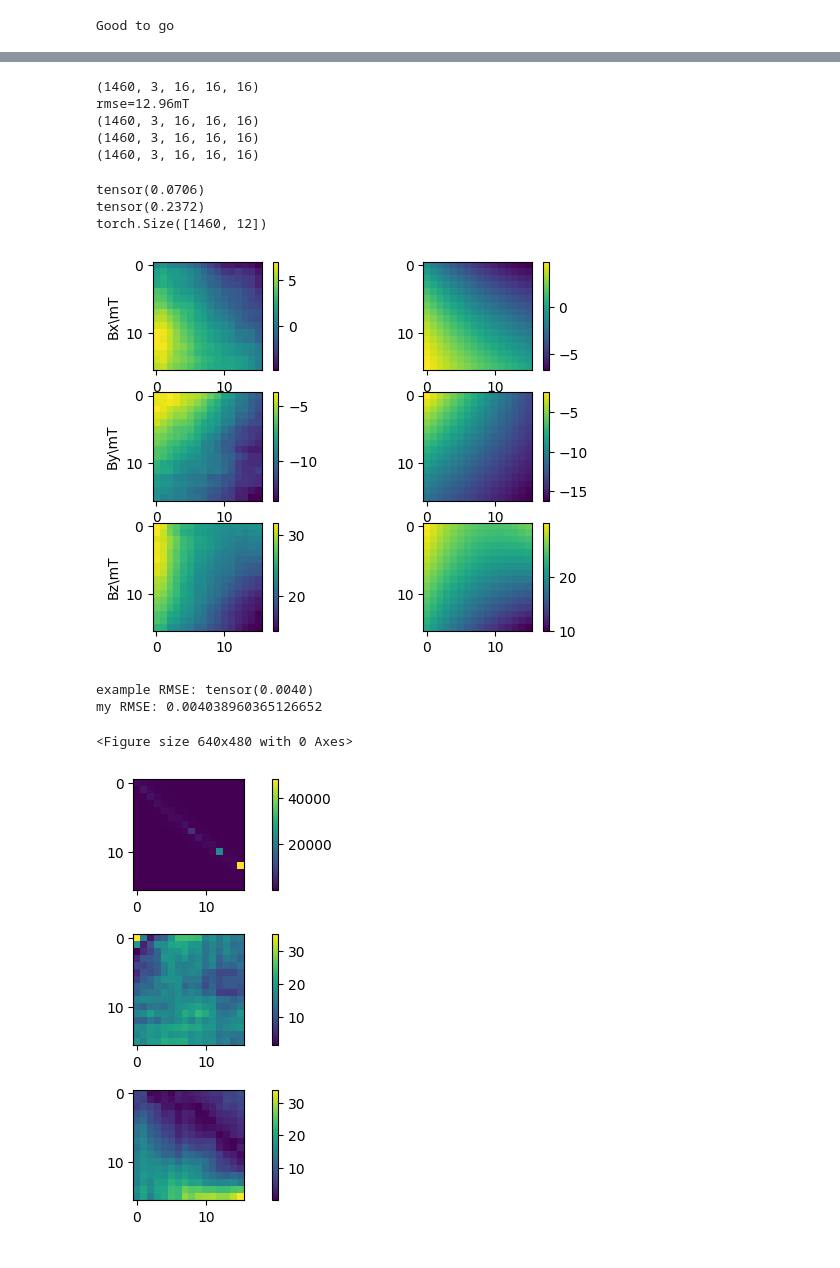
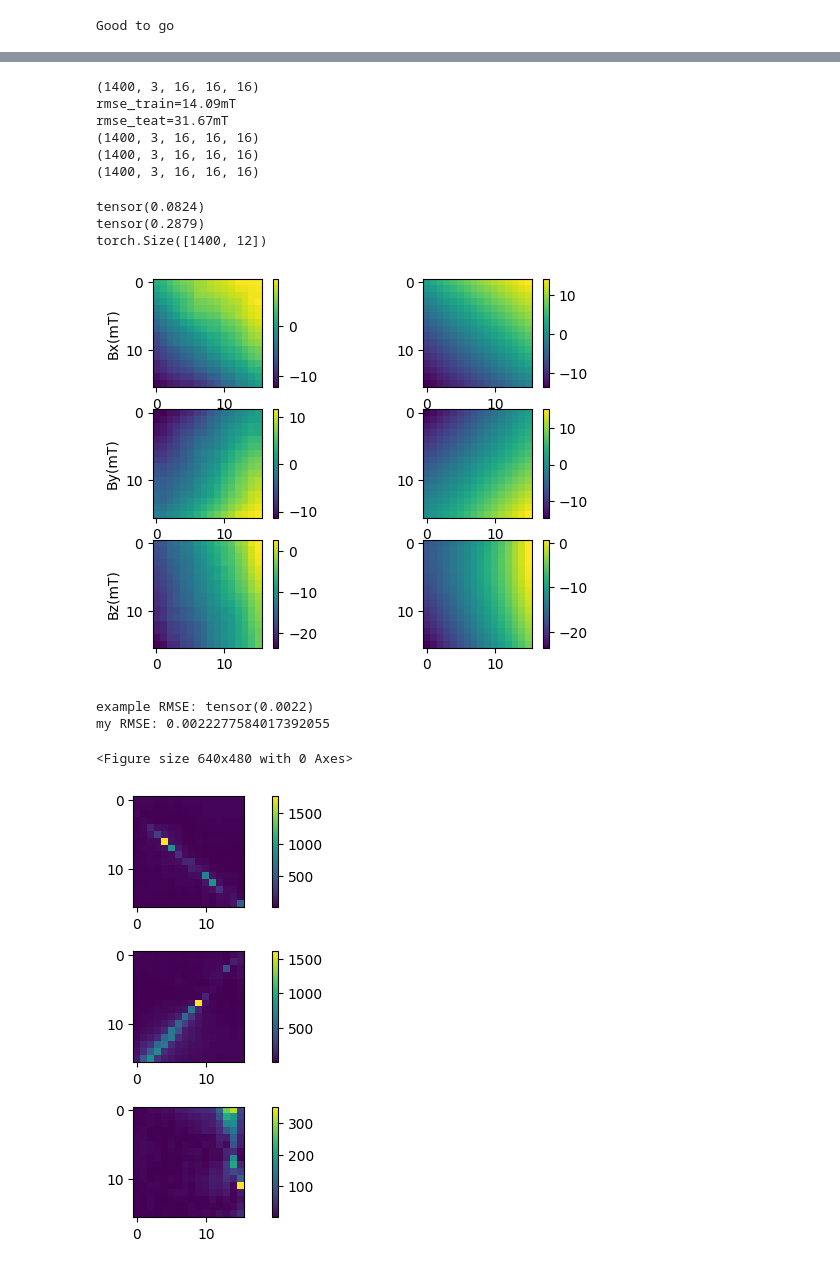
Before and after one commit to Junang-Wang/Qubot_Elastica, a Jupyter notebook: Modeling eMNS/CNN_satatics.ipynb, the cells around one changed output, grey strips where cells are left out. Saved outputs shown, nothing was run; the diff lists cells and outputs as text; code cells hidden in the pictures.

```diff
--- a/Modeling eMNS/CNN_satatics.ipynb
+++ b/Modeling eMNS/CNN_satatics.ipynb
@@ -55,5 +55,6 @@ Generative_net(
 #load current and real magnetic field data
 from ReadData import ReadCurrentAndField_CNN
 foldername="./Data/"
+filenum=1400
 filepattern = "MagneticField[0-9]*.txt"
-current,data = ReadCurrentAndField_CNN (foldername,filepattern)
+current,data = ReadCurrentAndField_CNN (foldername,filepattern,filenum)
@@ -61,16 +80,10 @@ current,data = ReadCurrentAndField_CNN (foldername,filepattern)
 position = data[:,0:3,2:18,2:18,2:18]
 Bfield = data[:,3:,2:18,2:18,2:18]
 #data normalization
-#find min and max value of input position and Bfield
-max_current, max_current_index = torch.max(current, dim=0, keepdim=True)
-# print(max_current)
-min_current, min_current_index = torch.min(current, dim=0, keepdim=True)
-# print(min_current)
-
-max_Bfield, max_Bfield_index = torch.max(Bfield.transpose(0,1).reshape(3,-1), dim=1, keepdim=True)
-print(max_Bfield)
-min_Bfield, min_Bfield_index = torch.min(Bfield.transpose(0,1).reshape(3,-1), dim=1, keepdim=True)
-print(min_Bfield)
+min_current=torch.load("./normalize_data/cnn_min_current.pt")
+max_current=torch.load("./normalize_data/cnn_max_current.pt")
+min_Bfield=torch.load("./normalize_data/cnn_min_Bfield.pt")
+max_Bfield=torch.load("./normalize_data/cnn_max_Bfield.pt")
 
 dimB = Bfield.shape
 dimc = current.shape
@@ -129,18 +142,20 @@ current_norm=current_norm.detach().numpy()
 Bfield=Bfield.cpu().detach().numpy()
 # %%
 print(B_est_norm.shape)
-print(f'rmse={rmse*1000:.2f}mT')
+print(f'rmse_train={rmse_train*1000:.2f}mT')
+print(f'rmse_teat={rmse_test*1000:.2f}mT')
 Bdiff_norm=np.absolute(B_est_norm-Bfield_norm)
 print(Bdiff_norm.shape)
 Error_CNN = Bdiff_norm/np.absolute(Bfield_norm+1e-5)*100
 print(B_est.shape)
 print(Bfield.shape)
 # %% [output]
-(1460, 3, 16, 16, 16)
-rmse=12.96mT
-(1460, 3, 16, 16, 16)
-(1460, 3, 16, 16, 16)
-(1460, 3, 16, 16, 16)
+(1400, 3, 16, 16, 16)
+rmse_train=14.09mT
+rmse_teat=31.67mT
+(1400, 3, 16, 16, 16)
+(1400, 3, 16, 16, 16)
+(1400, 3, 16, 16, 16)
 # %%
 import matplotlib.pyplot as plt
 import numpy as np
@@ -152,10 +167,10 @@ rmse_norm = torch.sqrt(mse_norm/num_samples/grid_space)
 
 print(loss_norm)
 print(rmse_norm)
-current_index = 26
+current_index = 1300
 print(current.shape)
 
-z_plane_index= 8
+z_plane_index= 11
 # fig, ax = plt.subplots(3, 2)
 # fig.tight_layout(h_pad=2)
 fig = plt.figure()
@@ -164,7 +179,7 @@ vmax=[-1 , 17, -2]
 MSE_temp = 0
 my_error = 0
 
-ylables=['Bx\mT','By\mT','Bz\mT']
+ylables=['Bx(mT)','By(mT)','Bz(mT)']
 # fig.tight_layout(pad=0.4, w_pad=0, h_pad=0)
 for i in range(1,4):
     B_est_temp = B_est[current_index,i-1,:,:,z_plane_index]
@@ -177,38 +192,38 @@ for i in range(1,4):
     # Bfield_temp = Bfield[current_index,i-1,:,:,:]*1000
     plt.subplot(3,2,2*i)
     plt.imshow(Bfield_temp*1000)
     plt.colorbar()
     # print('B_est_temp:',B_est_temp)
     # print('Bfield_temp:',Bfield_temp)
     MSE_temp += F.mse_loss(torch.tensor(B_est_temp),torch.tensor(Bfield_temp),reduction='sum')
     my_error += np.sum((B_est_temp-Bfield_temp)**2)
 
 plt.show()
 RMSE_temp = torch.sqrt(MSE_temp/grid_x/grid_y)
 RMSE_my = np.sqrt(my_error/grid_x/grid_y)
 print('example RMSE:',RMSE_temp)
 print('my RMSE:', RMSE_my)
 from pylab import *
 subplots_adjust(left=0.0,bottom=0.0,top=1,right=1)
 fig, ax = plt.subplots(3, 1)
 fig.tight_layout()
 
 for i in range(1,4):
     plt.subplot(3,1,i)
     plt.imshow(Error_CNN[current_index,i-1,:,:,z_plane_index])
     plt.colorbar(fraction=0.04)
 
 plt.show()
 
 plt.hist(Error_CNN[current_index,:,:,:,z_plane_index].reshape(-1),bins=30,range=[-1.0e2,1.0e2])
 plt.title("histogram")
 plt.show()
 # %% [output]
-tensor(0.0706)
-tensor(0.2372)
-torch.Size([1460, 12])
+tensor(0.0824)
+tensor(0.2879)
+torch.Size([1400, 12])
-[figure, old version]
+[figure, new version]
-example RMSE: tensor(0.0040)
-my RMSE: 0.004038960365126652
+example RMSE: tensor(0.0022)
+my RMSE: 0.0022277584017392055
 <Figure size 640x480 with 0 Axes>
-[figure, old version]
+[figure, new version]
```
Also changed, not shown: parts of 6 cells of this notebook, 5 other files.
